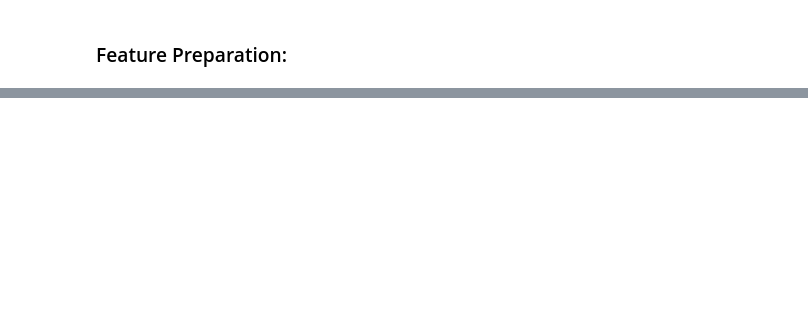
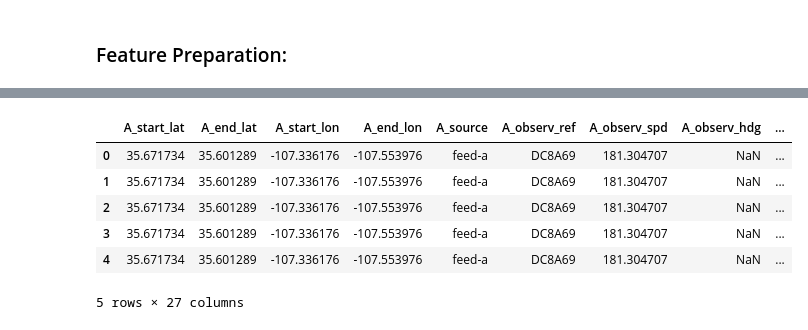
Before and after one commit to Saranyapal21/tracklet-tracker, a Jupyter notebook: notebooks/pre-processing.ipynb, the cells around one changed output, grey strips where cells are left out. Saved outputs shown, nothing was run; the diff lists cells and outputs as text; code cells hidden in the pictures; blank space fills up the shorter version.

```diff
--- a/notebooks/pre-processing.ipynb
+++ b/notebooks/pre-processing.ipynb
@@ -271,0 +499,10 @@ memory usage: 2.5 KB
+# %%
+X.head()
+# %% [output]
+|  | A_start_lat | A_end_lat | A_start_lon | A_end_lon | A_source | A_observ_ref | A_observ_spd | A_observ_hdg | ... |
+| 0 | 35.671734 | 35.601289 | -107.336176 | -107.553976 | feed-a | DC8A69 | 181.304707 | NaN | ... |
+| 1 | 35.671734 | 35.601289 | -107.336176 | -107.553976 | feed-a | DC8A69 | 181.304707 | NaN | ... |
+| 2 | 35.671734 | 35.601289 | -107.336176 | -107.553976 | feed-a | DC8A69 | 181.304707 | NaN | ... |
+| 3 | 35.671734 | 35.601289 | -107.336176 | -107.553976 | feed-a | DC8A69 | 181.304707 | NaN | ... |
+| 4 | 35.671734 | 35.601289 | -107.336176 | -107.553976 | feed-a | DC8A69 | 181.304707 | NaN | ... |
+5 rows × 27 columns
```
Also changed, not shown: parts of 16 cells of this notebook, 3 other files.
